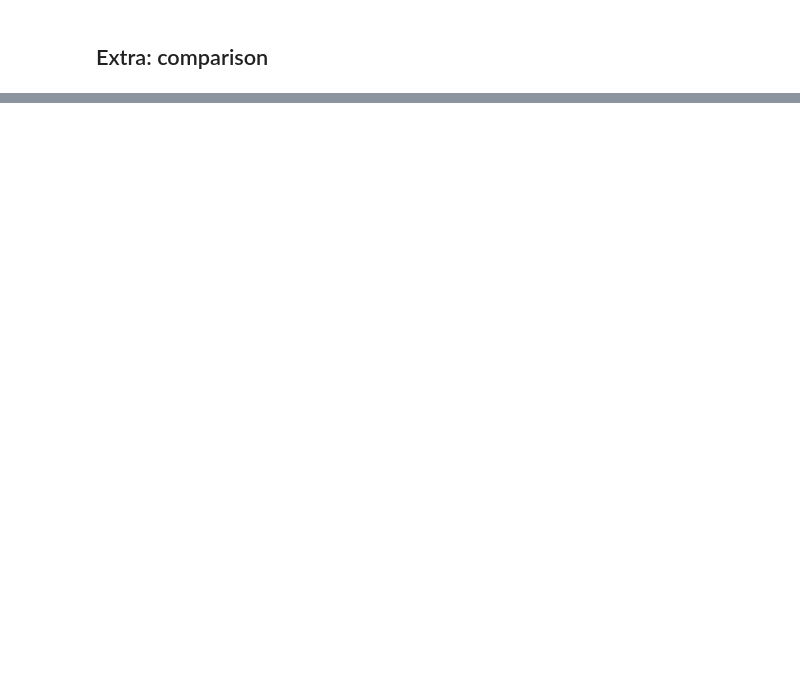
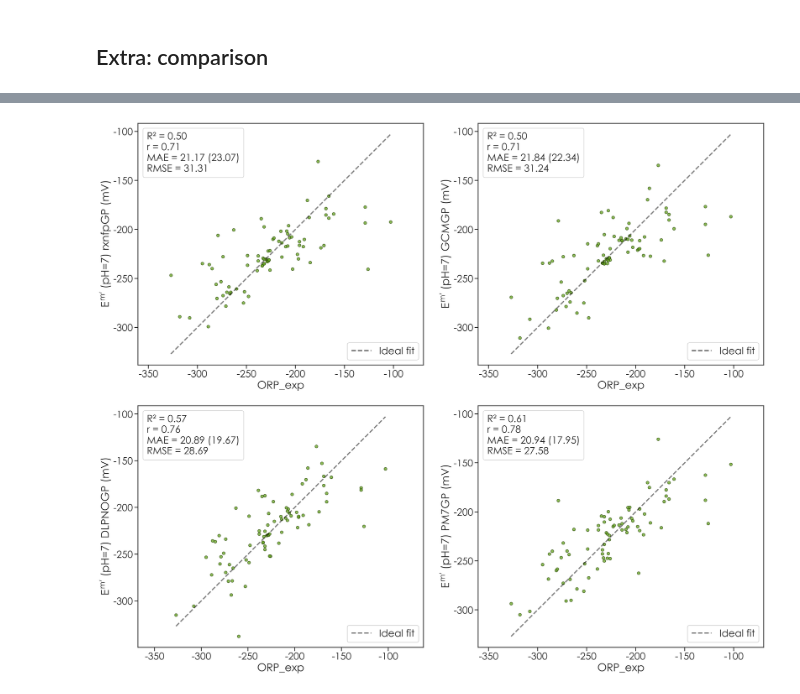
Before and after one commit to aspuru-guzik-group/gp_redox_rxn, a Jupyter notebook: Compare_calibrations.ipynb, the cells around one changed output, grey strips where cells are left out. Cells and saved outputs as stored; diff of their text form; code cells hidden in the pictures; blank space fills up the shorter version.

```diff
--- a/Compare_calibrations.ipynb
+++ b/Compare_calibrations.ipynb
@@ -251,0 +226,22 @@ plt.show()
+# %%
+sns.set_context('talk', font_scale=1.5)
+plt.figure(figsize=(12*2,20))
+for index,calc_type in  enumerate(['rxnfp','GCM','DLPNO','PM7']):
+    baseline ='ORP_{}'.format(calc_type)
+    calib_label ='ORP_{}GP'.format(calc_type)
+    diff_label= 'ORP_{}diff'.format(calc_type)
+
+    plt.subplot(2, 2, index+1)
+    not_null = pd.notnull(df[calib_label])
+    y = df.loc[not_null,calib_label]
+    x =  df.loc[not_null,target]
+    gpm.utils.plotting.data_scatter(x=x,y=y,label_x=target,label_y=baseline,col=col)
+    plt.title('')
+    plt.ylabel('$E^{{m}^\prime}$ (pH=7)'+' {}GP ($mV$)'.format(calc_type))
+    plt.axis('equal')
+    plt.tight_layout()
+plt.savefig('rxn_methods.svg',dpi=300)
+plt.savefig('rxn_methods.png',dpi=300)
+plt.show()
+# %% [output]
+[figure, added]
```
Also changed, not shown: parts of 9 cells of this notebook.
